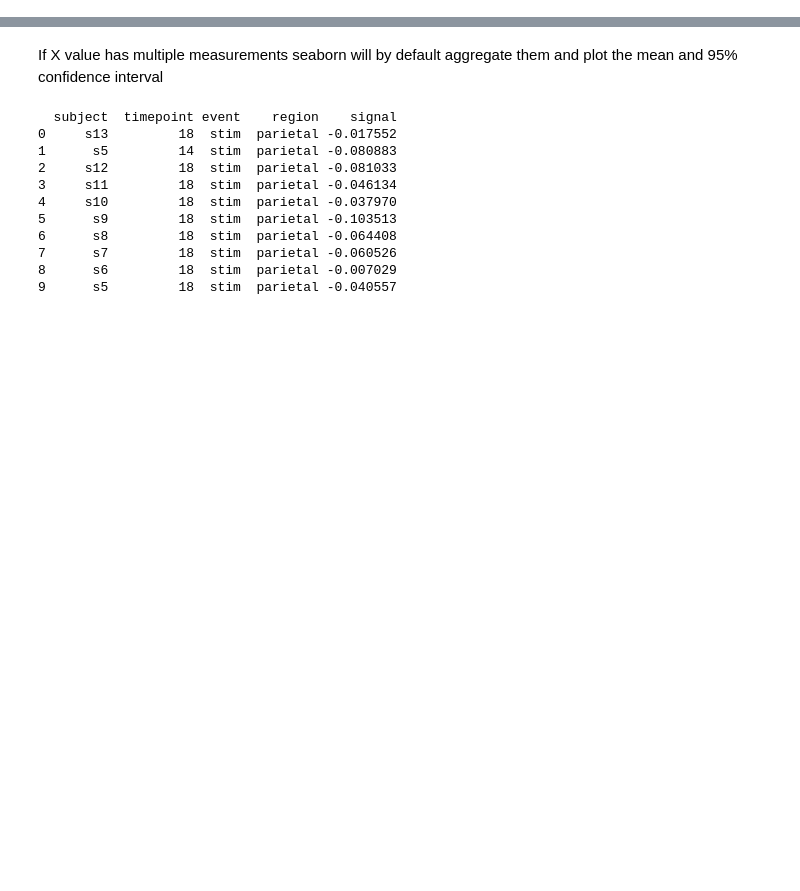
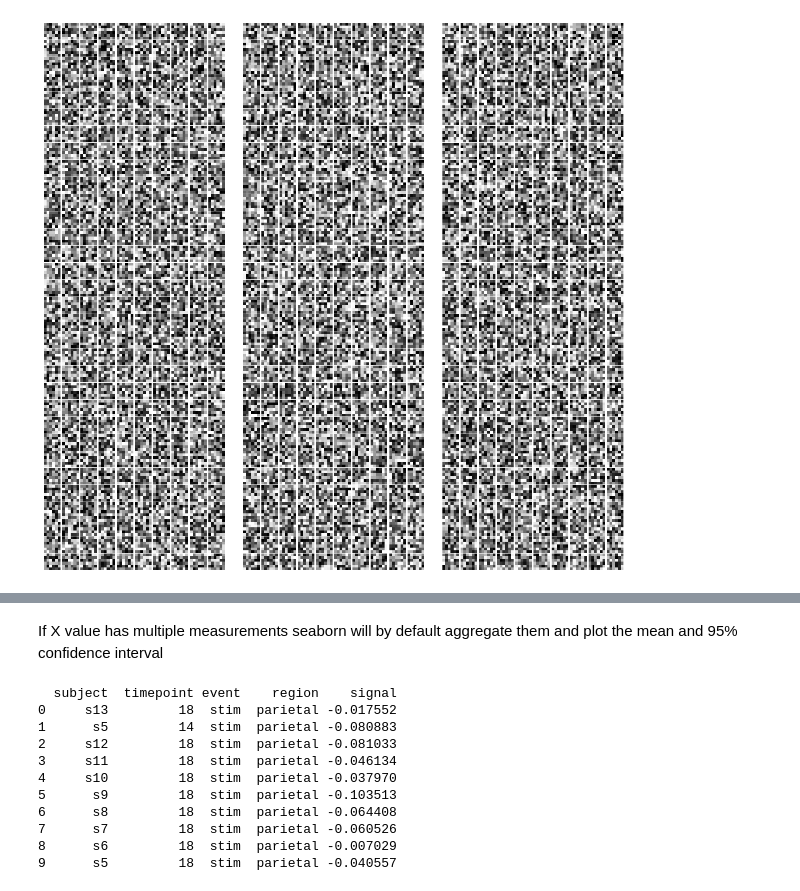
Before and after one commit to Amuoeba/CapsuleNetwork, a Jupyter notebook: PyTorchTest/MatplotLib tutorial.ipynb, the cells around one changed output, grey strips where cells are left out. Cells and saved outputs as stored; diff of their text form; code cells hidden in the pictures; blank space fills up the shorter version.

Commit message:
Added coupling graphics

```diff
--- a/PyTorchTest/MatplotLib tutorial.ipynb
+++ b/PyTorchTest/MatplotLib tutorial.ipynb
@@ -63,0 +67,43 @@ Index: []
+# %%
+from numpy.random import rand
+
+plt.figure(figsize=(20,20))
+
+
+K_max = 32
+K_min = 0
+L_max = 10
+L_min = 0
+
+loffset = 1/L_max
+koffset = 1/K_max
+
+coppies  = 3
+spacing = L_max + L_max * loffset + 1
+
+ax = plt.subplot(111)
+plt.setp(ax, 'frame_on', False)
+ax.set_ylim([0, (K_max-K_min)+K_max*koffset])
+ax.set_xlim([0, ((L_max - L_min)+L_max*loffset + 1)*coppies])
+ax.set_xticks([])
+ax.set_yticks([])
+ax.grid(False)
+
+
+for c in np.arange(0,coppies):
+    for k in np.arange(K_min, K_max):
+        for l in np.arange(L_min, L_max):
+            da = np.array([np.random.uniform(-1,3,6) for _ in range(6)])
+
+            x_start = l + l*loffset + c*spacing
+            x_stop = l+1 + l*loffset + c*spacing
+            y_start = k + k*koffset
+            y_stop = k+1 + k*koffset
+
+            ax.imshow(da,cmap="binary",extent=[x_start,x_stop,y_start,y_stop])
+
+
+
+plt.savefig("/home/erik/Desktop/fast.jpg")
+# %% [output]
+[figure, added]
```
Also changed, not shown: parts of 13 cells of this notebook, 33 other files.
